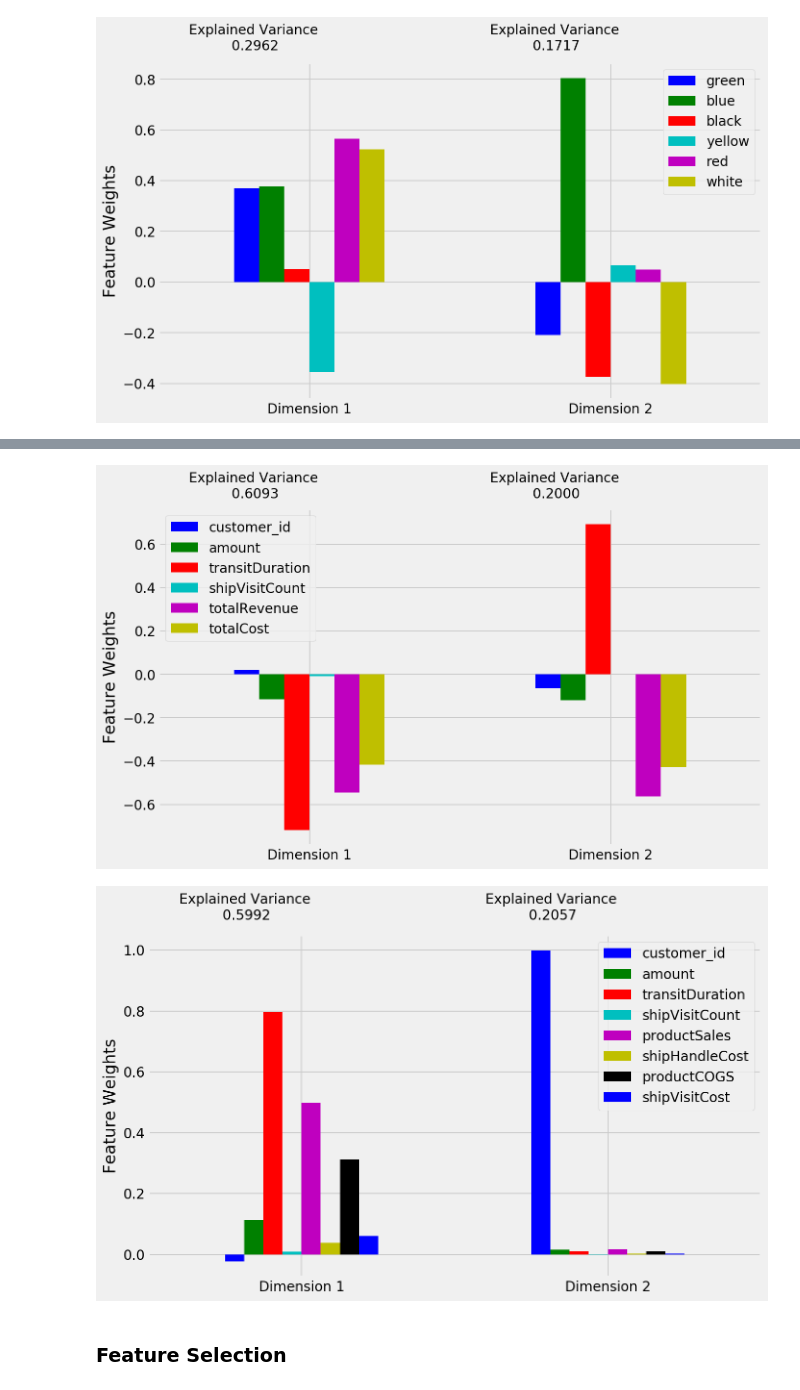
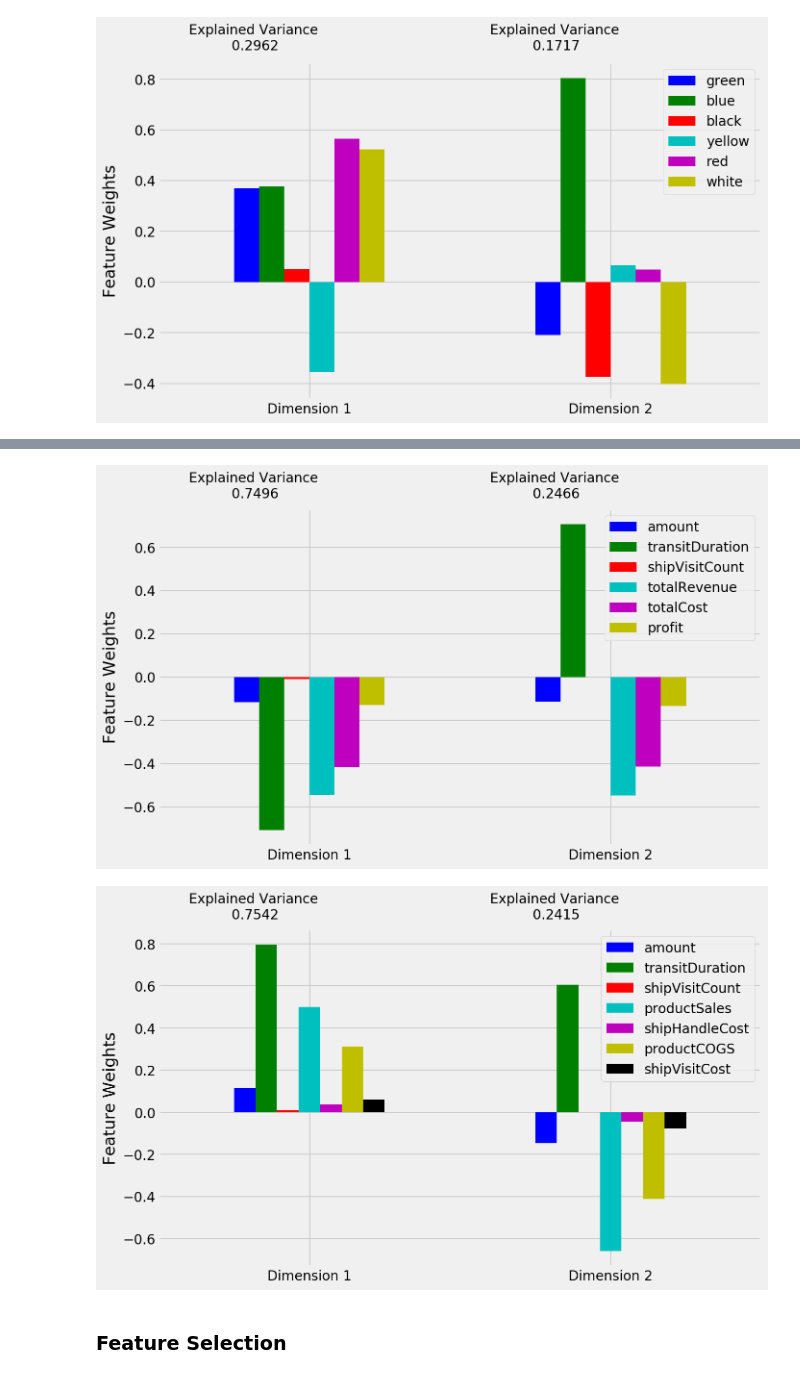
Before and after one commit to miaoever/IOT, a Jupyter notebook: Standup 4/K-means.ipynb, the cells around one changed output, grey strips where cells are left out. Cells and saved outputs as stored; diff of their text form; code cells hidden in the pictures.

```diff
--- a/Standup 4/K-means.ipynb
+++ b/Standup 4/K-means.ipynb
@@ -78,24 +80,25 @@ productCOGS, *orderProcessCost(=10)*, shipVisitCost
 ### PCA
 # %%
 X = {}
+index = {}
 # %%
 from sklearn.decomposition import PCA
-index0=["green","blue", "black", "yellow","red","white"]
-X[0] = df[index0]
+index[0]=["green","blue", "black", "yellow","red","white"]
+X[0] = df[index[0]]
 
 pca = PCA(n_components=2)
 X[0] = pca.fit_transform(X[0])
 
-pca_results = vs.pca_results(df[index0], pca)
+pca_results = vs.pca_results(df[index[0]], pca)
 # %% [output]
 [figure]
 # %%
 from sklearn.decomposition import PCA
-index1=["customer_id","amount","transitDuration", "shipVisitCount", "profit"]
-X[1] = df[index1]
+index[1]=["amount","transitDuration", "shipVisitCount", "profit"]
+X[1] = df[index[1]]
 
 pca = PCA(n_components=2)
 X[1] = pca.fit_transform(X[1])
 
-pca_results = vs.pca_results(df[index1], pca)
+pca_results = vs.pca_results(df[index[1]], pca)
 # %% [output]
@@ -103,26 +106,26 @@ pca_results = vs.pca_results(df[index1], pca)
 # %%
 from sklearn.decomposition import PCA
-index2=["customer_id","amount","transitDuration", "shipVisitCount", "totalRevenue","totalCost"]
-X[2] = df[index2]
+index[2]=["amount","transitDuration", "shipVisitCount", "totalRevenue","totalCost","profit"]
+X[2] = df[index[2]]
 
 pca = PCA(n_components=2)
 X[2] = pca.fit_transform(X[2])
 
-pca_results = vs.pca_results(df[index2], pca)
+pca_results = vs.pca_results(df[index[2]], pca)
 # %% [output]
-[figure, old version]
+[figure, new version]
 # %%
 from sklearn.decomposition import PCA
-index3=["customer_id","amount","transitDuration", "shipVisitCount", "productSales",\
+index[3]=["amount","transitDuration", "shipVisitCount", "productSales",\
         "shipHandleCost","productCOGS","shipVisitCost"]
-X[3] = df[index3]
+X[3] = df[index[3]]
 
 pca = PCA(n_components=2)
 X[3] = pca.fit_transform(X[3])
 
-pca_results = vs.pca_results(df[index3], pca)
+pca_results = vs.pca_results(df[index[3]], pca)
 # %% [output]
-[figure, old version]
+[figure, new version]
 # %% [markdown]
 ### Feature Selection
 # %%
```
Also changed, not shown: parts of 8 cells of this notebook.
